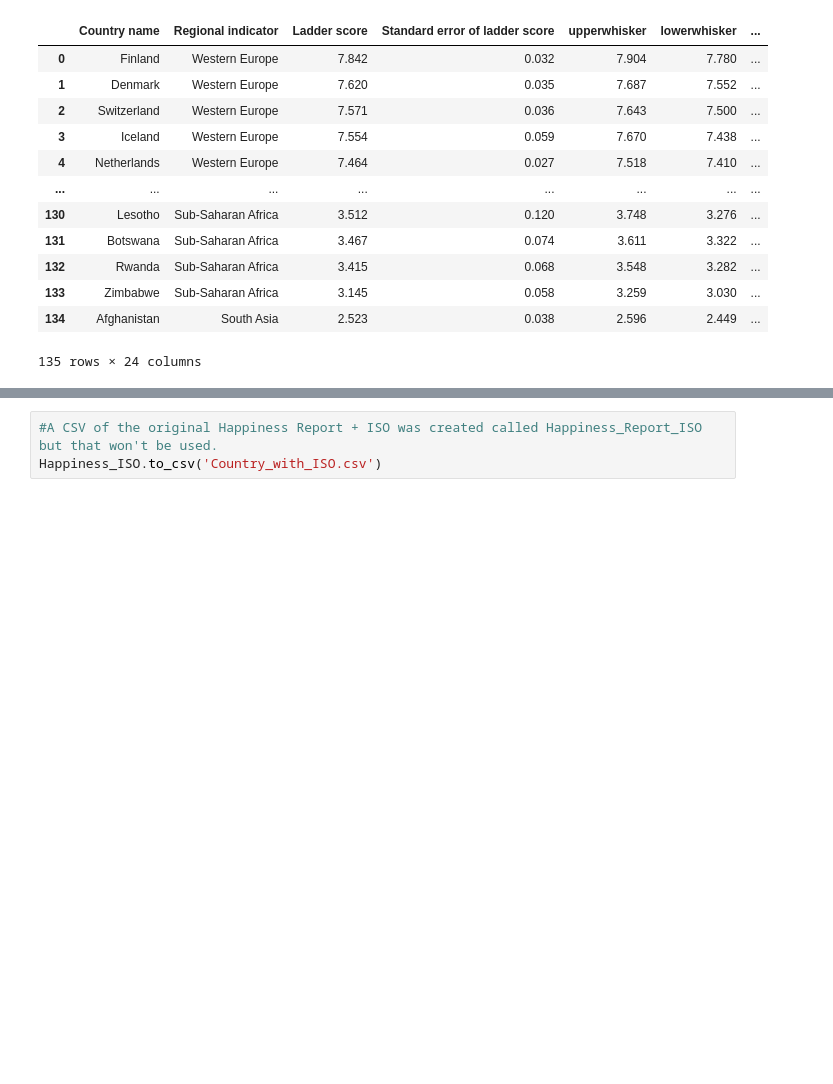
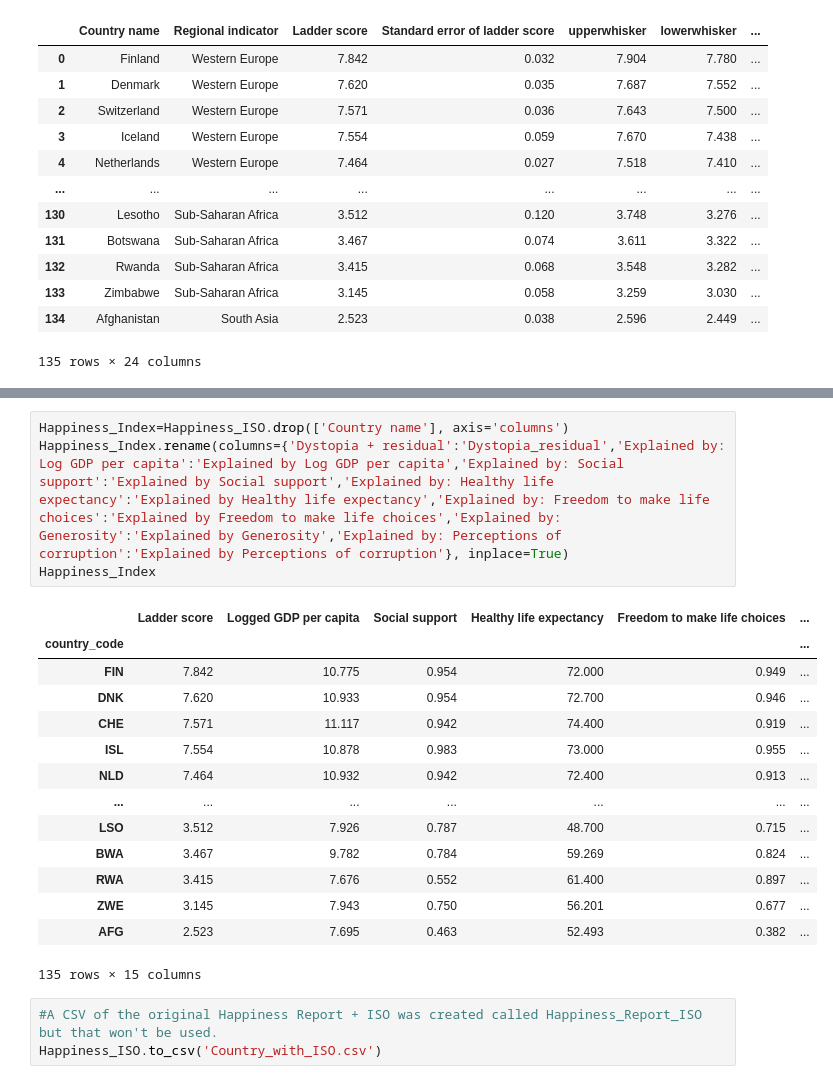
Before and after one commit to JPMCHONE1/Project2, a Jupyter notebook: WH+ISO.ipynb, the cells around one changed output, grey strips where cells are left out. Saved outputs shown, nothing was run; the diff lists cells and outputs as text; blank space fills up the shorter version.

```diff
--- a/WH+ISO.ipynb
+++ b/WH+ISO.ipynb
@@ -96,3 +124,22 @@ Happiness_ISO
+# %%
+Happiness_Index=Happiness_ISO.drop(['Country name'], axis='columns')
+Happiness_Index.rename(columns={'Dystopia + residual':'Dystopia_residual','Explained by: Log GDP per capita':'Explained by Log GDP per capita','Explained by: Social support':'Explained by Social support','Explained by: Healthy life expectancy':'Explained by Healthy life expectancy','Explained by: Freedom to make life choices':'Explained by Freedom to make life choices','Explained by: Generosity':'Explained by Generosity','Explained by: Perceptions of corruption':'Explained by Perceptions of corruption'}, inplace=True)
+Happiness_Index
+# %% [output]
+|  | Ladder score | Logged GDP per capita | Social support | Healthy life expectancy | Freedom to make life choices | ... |
+| country_code |  |  |  |  |  | ... |
+| FIN | 7.842 | 10.775 | 0.954 | 72.000 | 0.949 | ... |
+| DNK | 7.620 | 10.933 | 0.954 | 72.700 | 0.946 | ... |
+| CHE | 7.571 | 11.117 | 0.942 | 74.400 | 0.919 | ... |
+| ISL | 7.554 | 10.878 | 0.983 | 73.000 | 0.955 | ... |
+| NLD | 7.464 | 10.932 | 0.942 | 72.400 | 0.913 | ... |
+| ... | ... | ... | ... | ... | ... | ... |
+| LSO | 3.512 | 7.926 | 0.787 | 48.700 | 0.715 | ... |
+| BWA | 3.467 | 9.782 | 0.784 | 59.269 | 0.824 | ... |
+| RWA | 3.415 | 7.676 | 0.552 | 61.400 | 0.897 | ... |
+| ZWE | 3.145 | 7.943 | 0.750 | 56.201 | 0.677 | ... |
+| AFG | 2.523 | 7.695 | 0.463 | 52.493 | 0.382 | ... |
+135 rows × 15 columns
 # %%
 #A CSV of the original Happiness Report + ISO was created called Happiness_Report_ISO but that won't be used.
 Happiness_ISO.to_csv('Country_with_ISO.csv')
```
Also changed, not shown: parts of 11 cells of this notebook, 2 other files.
